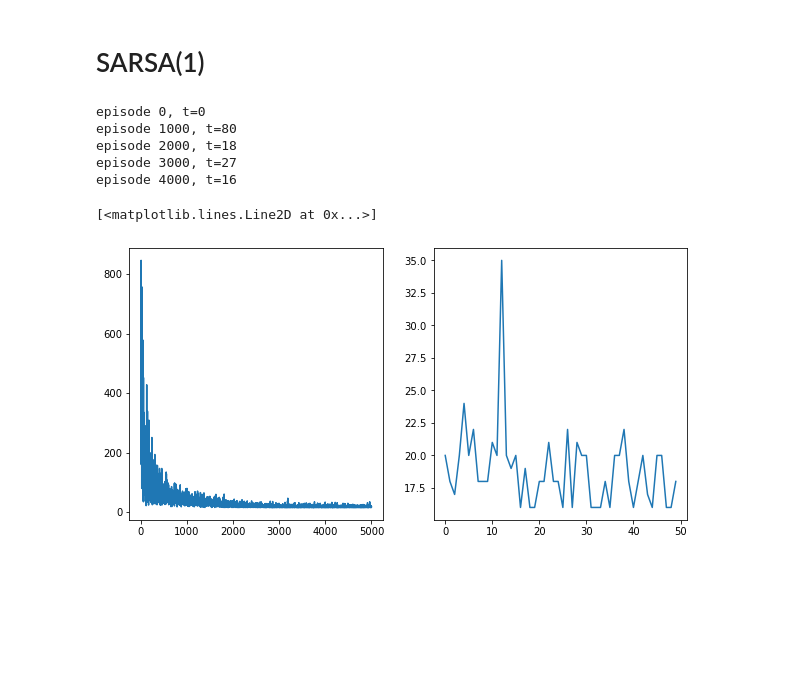
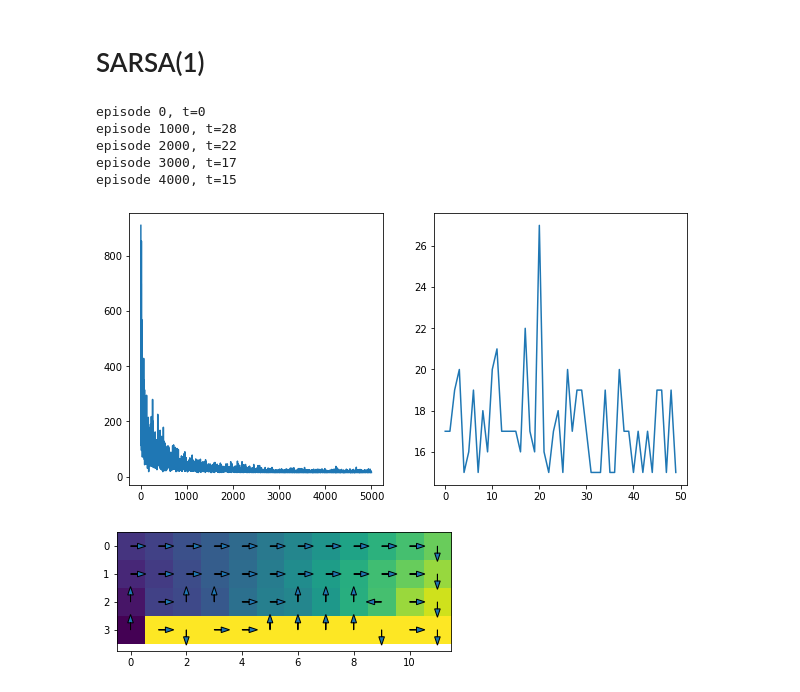
Before and after one commit to yyhhoi/RI_algorithms, a Jupyter notebook: Tabular_SARSA.ipynb, the cells around one changed output. Drawn from its saved outputs; the diff is of its cells as text; code cells hidden in the pictures; blank space fills up the shorter version.

```diff
--- a/Tabular_SARSA.ipynb
+++ b/Tabular_SARSA.ipynb
@@ -3,7 +3,7 @@ import numpy as np
 import matplotlib.pyplot as plt
 import gymnasium as gym
 def vis_cliff_walking(qtable, ax):
-    q3d = qtable.reshape(4, 12, ag.act_dim)
+    q3d = qtable.reshape(4, 12, 4)
 
     maxq2d = np.max(q3d, axis=2)
     ax.imshow(maxq2d)
@@ -64,7 +64,7 @@ all_ts = np.zeros(Niters)
 for ni in range(Niters):
     if ni % 1000 == 0:
         print('episode %d, t=%d'% (ni, all_ts[ni-1]))
-    t = 1
+    t = 0
     terminated, truncated = False, False
     s, _ = env.reset()
 
@@ -72,36 +72,36 @@ for ni in range(Niters):
     while (terminated is False) :
 
 
         a, q_alla_now = ag.a_epsilon_greedy(s)
         q_now = q_alla_now[a]
         s_next, r_next, terminated, truncated, _ = env.step(a)
         a_next, all_q_next = ag.a_epsilon_greedy(s_next)
         q_next = all_q_next[a_next]
 
 
         if terminated:
             td_err = r_next - q_now
         else:
             td_err = r_next + gamma * q_next - q_now
 
         ag.qtable[s, a] += alpha * td_err
         s = s_next
 
         t += 1
 
     all_ts[ni] = t
 
 
 fig, ax = plt.subplots(1, 2, figsize=(10, 5))
 ax[0].plot(all_ts)
 ax[1].plot(all_ts[-50:])
 fig, ax = plt.subplots()
 vis_cliff_walking(ag.qtable, ax)
 # %% [output]
 episode 0, t=0
-episode 1000, t=80
-episode 2000, t=18
-episode 3000, t=27
-episode 4000, t=16
+episode 1000, t=28
+episode 2000, t=22
+episode 3000, t=17
+episode 4000, t=15
-[<matplotlib.lines.Line2D at 0x...>]
-[figure, old version]
+[figure, new version]
+[figure, added]
```
Also changed, not shown: parts of 3 cells of this notebook.
